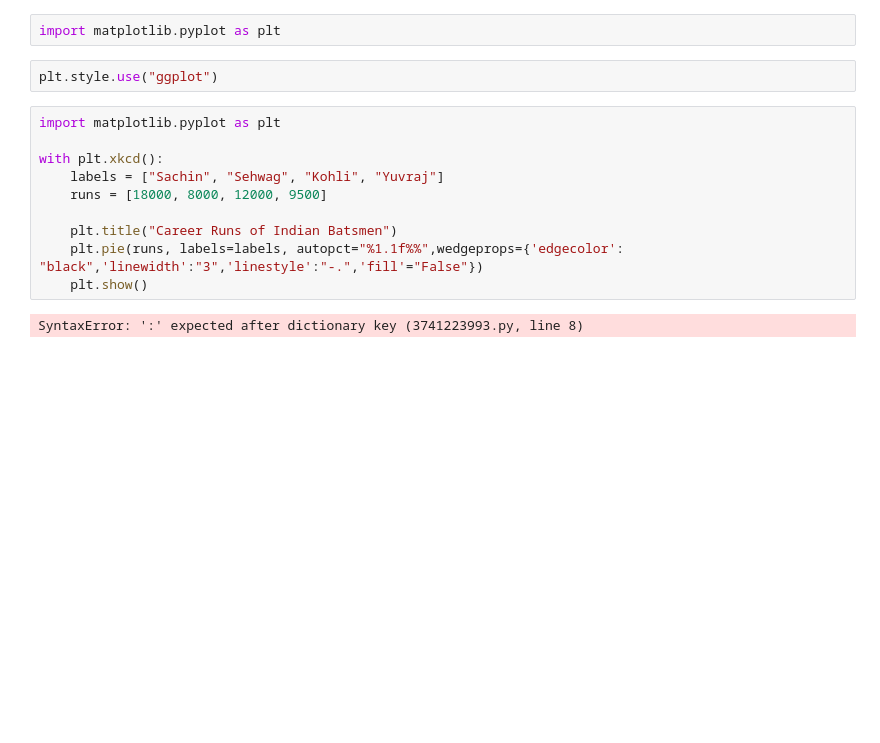
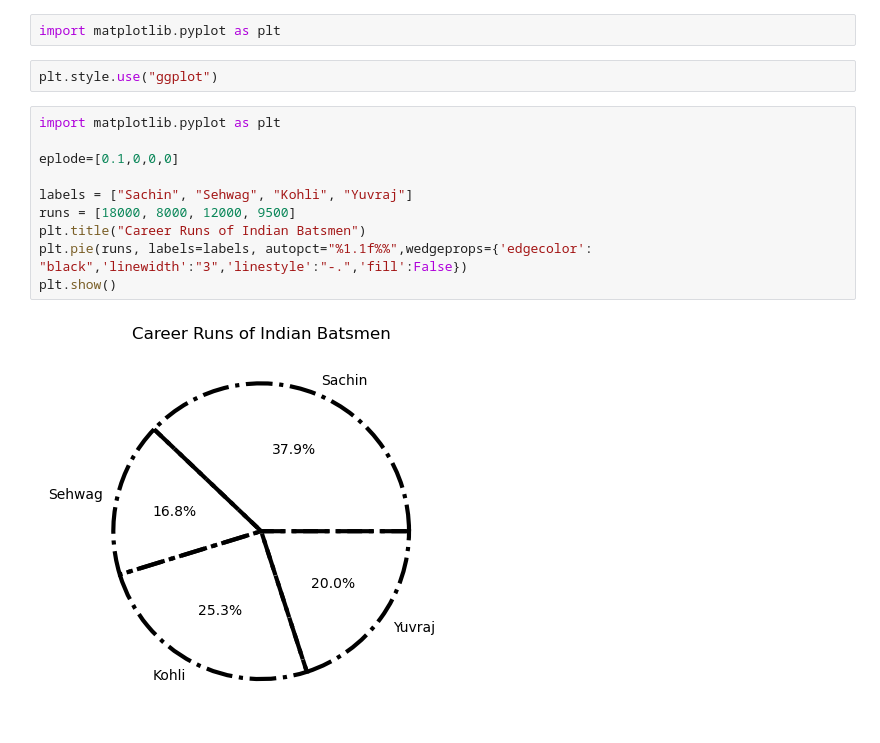
Before and after one commit to piyush332020/jupyter_notebook, a Jupyter notebook: matplotlib/pichart.ipynb, the cells around one changed output. Saved outputs shown, nothing was run; the diff lists cells and outputs as text; blank space fills up the shorter version.

```diff
--- a/matplotlib/pichart.ipynb
+++ b/matplotlib/pichart.ipynb
@@ -5,12 +5,12 @@ plt.style.use("ggplot")
 # %%
 import matplotlib.pyplot as plt
 
-with plt.xkcd():
-    labels = ["Sachin", "Sehwag", "Kohli", "Yuvraj"]
-    runs = [18000, 8000, 12000, 9500]
+eplode=[0.1,0,0,0]
 
-    plt.title("Career Runs of Indian Batsmen")
-    plt.pie(runs, labels=labels, autopct="%1.1f%%",wedgeprops={'edgecolor': "black",'linewidth':"3",'linestyle':"-.",'fill'="False"})
-    plt.show()
+labels = ["Sachin", "Sehwag", "Kohli", "Yuvraj"]
+runs = [18000, 8000, 12000, 9500]
+plt.title("Career Runs of Indian Batsmen")
+plt.pie(runs, labels=labels, autopct="%1.1f%%",wedgeprops={'edgecolor': "black",'linewidth':"3",'linestyle':"-.",'fill':False})
+plt.show()
 # %% [output]
-SyntaxError: ':' expected after dictionary key (3741223993.py, line 8)
+[figure, added]
```
